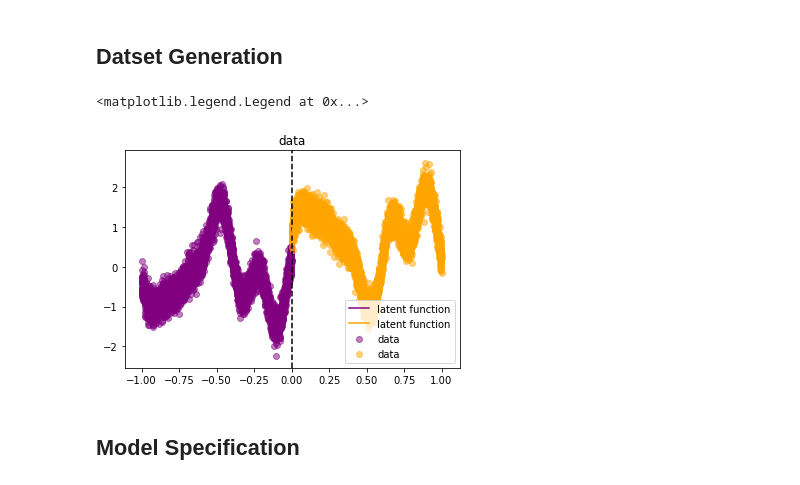
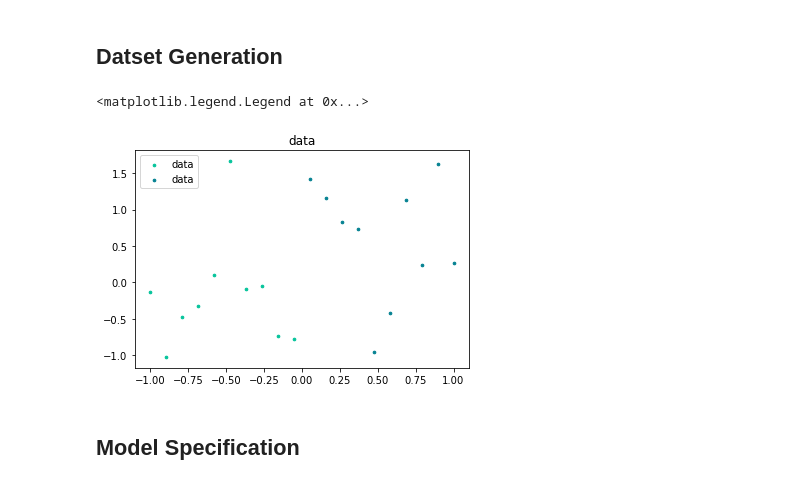
Before and after one commit to MelleStarke/BNQD, a Jupyter notebook: notebooks/working_with_different_gpmodels.ipynb, the cells around one changed output. Cells and saved outputs as stored; diff of their text form; code cells hidden in the pictures.

```diff
--- a/notebooks/working_with_different_gpmodels.ipynb
+++ b/notebooks/working_with_different_gpmodels.ipynb
@@ -21,29 +21,30 @@ summ = gf.utilities.print_summary
 # %%
 ip = 0  # Intervention point
 dc = .5  # Discontinuity
 sigma = .2  # Standard deviation
 sigma_d = 0.  # Value added to the standard deviation after the intervention point
-n = 10000  # Number of data points
-
+n = 20  # Number of data points
+np.random.seed(69)
 x = np.linspace(-1, 1, n)  # Evenly distributed x values
 f = lambda x: np.sin(x * 3 * 3.14) + 0.3 * np.cos(x * 9 * 3.14) + 0.5 * np.sin(x * 7 * 3.14) + dc * (x > ip)
 y = np.random.normal(f(x), sigma + sigma_d * (x > ip), size=n)  # y values as the underlying function + noise
 
 x1, y1 = x[x <= ip], y[x <= ip]
 x2, y2 = x[x > ip], y[x > ip]
 
 data_list = [(x1, y1), (x2, y2)]
 
-colours = np.flip(['green', 'blue', 'red', 'cyan', 'magenta', 'yellow', 'orange', 'purple'])
-plt.axvline(ip, linestyle='--', c='k')
+colours = ['#02c39a', '#028090', 'red', 'cyan', 'magenta', 'yellow', 'orange', 'purple']
+f = plt.figure()
 for (x, y), c in zip(data_list, colours):
-    plt.plot(x, f(x), c=c, label='latent function')
-    plt.scatter(x, y, c=c, alpha=0.5, label='data')
+    #plt.plot(x, f(x), c=c, label='latent function')
+    plt.scatter(x, y, c=c, s=7, label='data')
 plt.title("data")
+f.savefig("sparse.svg")
 plt.legend()
 # %% [output]
 <matplotlib.legend.Legend at 0x...>
-[figure, old version]
+[figure, new version]
 # %% [markdown]
 ## Model Specification
 # %%
```
Also changed, not shown: 9 other files.
